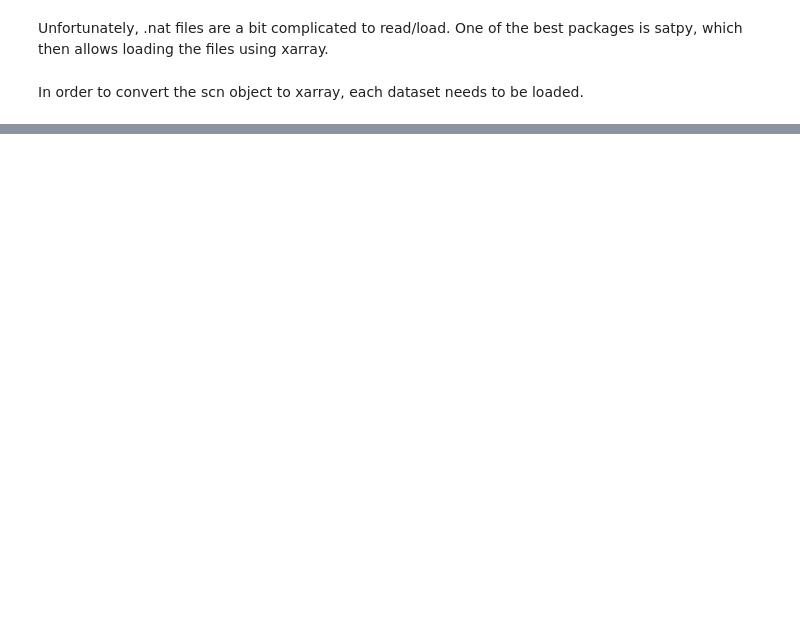
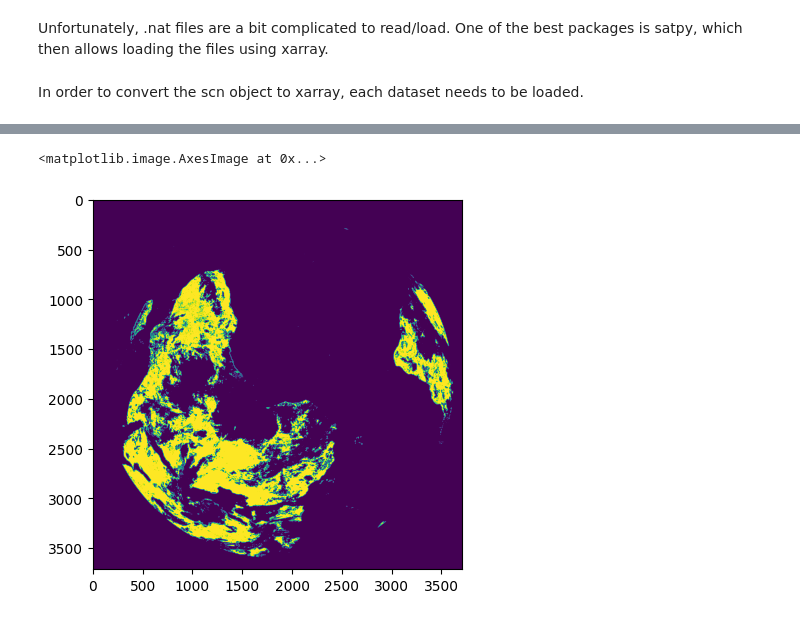
Before and after one commit to spaceml-org/rs_tools, a Jupyter notebook: notebooks/dev/msg/0.1-MSG-download.ipynb, the cells around one changed output, grey strips where cells are left out. Drawn from its saved outputs; the diff is of its cells as text; code cells hidden in the pictures; blank space fills up the shorter version.

```diff
--- a/notebooks/dev/msg/0.1-MSG-download.ipynb
+++ b/notebooks/dev/msg/0.1-MSG-download.ipynb
@@ -156,0 +214,5 @@ ds = scn.to_xarray()
+# %%
+plt.imshow(data == 1) # Clear sky over water
+# %% [output]
+<matplotlib.image.AxesImage at 0x...>
+[figure, added]
```
Also changed, not shown: parts of 25 cells of this notebook, 1 other file.
